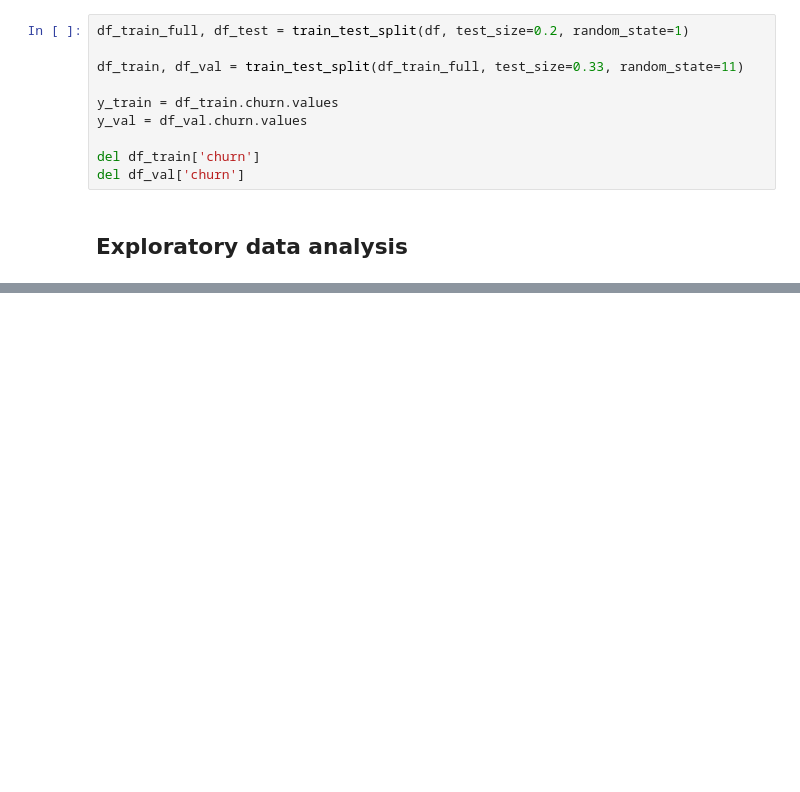
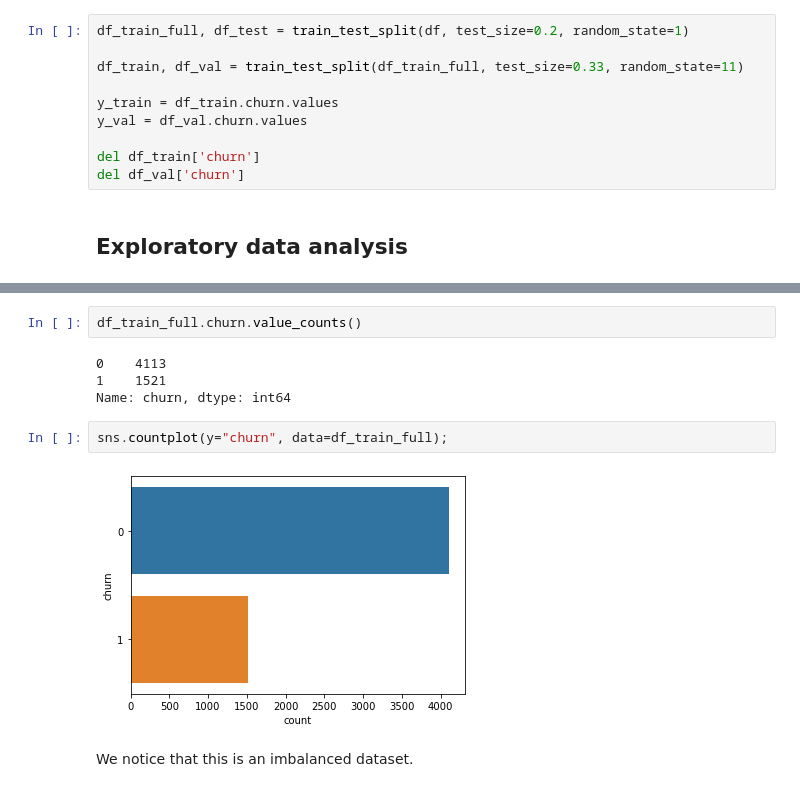
Before and after one commit to lilianabs/ml-notebooks, a Jupyter notebook: Logistic_Regression.ipynb, the cells around one changed output, grey strips where cells are left out. Cells and saved outputs as stored; diff of their text form; blank space fills up the shorter version.

```diff
--- a/Logistic_Regression.ipynb
+++ b/Logistic_Regression.ipynb
@@ -76,0 +98,12 @@ del df_val['churn']
+# %%
+df_train_full.churn.value_counts()
+# %% [output]
+0    4113
+1    1521
+Name: churn, dtype: int64
+# %%
+sns.countplot(y="churn", data=df_train_full);
+# %% [output]
+[figure, added]
+# %% [markdown]
+We notice that this is an imbalanced dataset.
```
Also changed, not shown: parts of 9 cells of this notebook.
